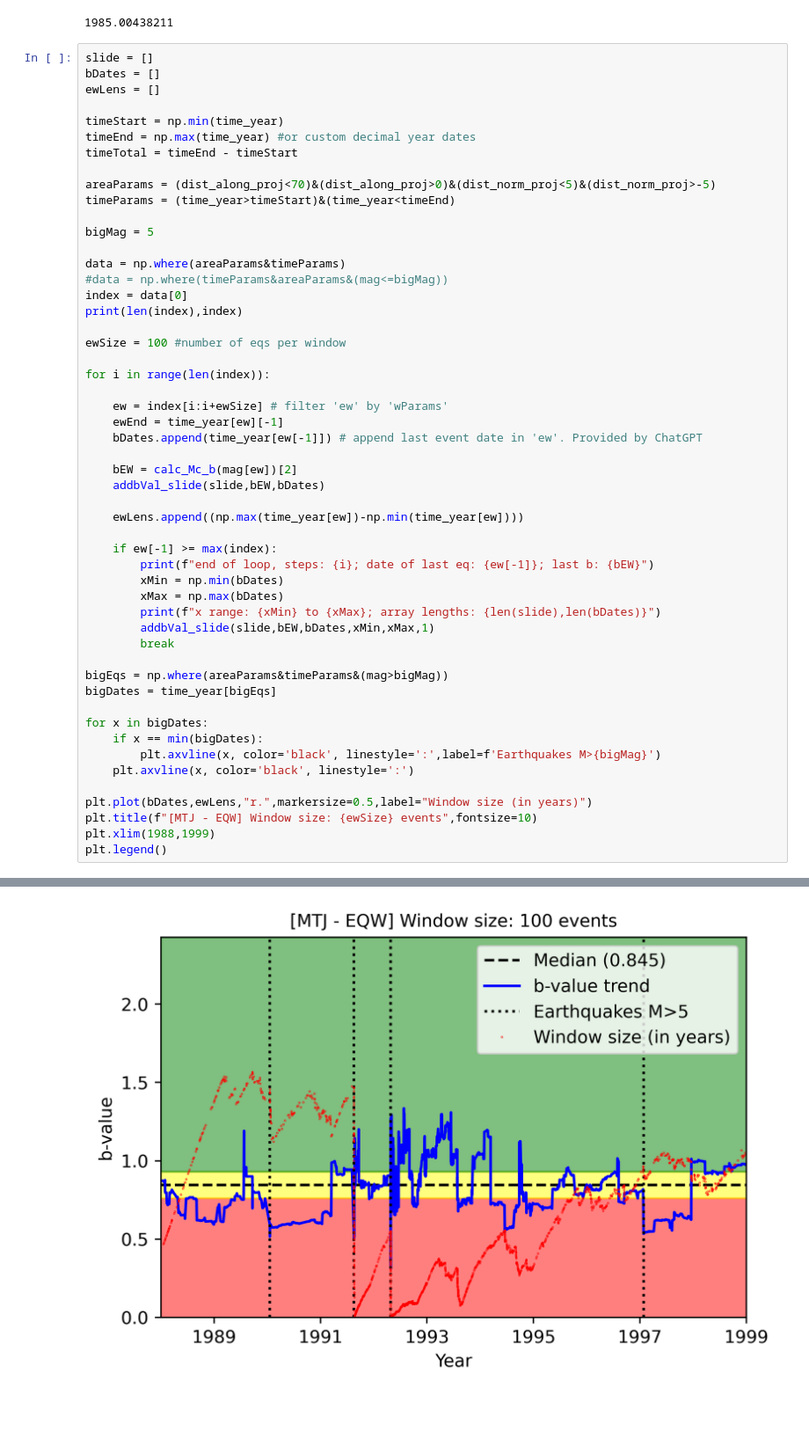
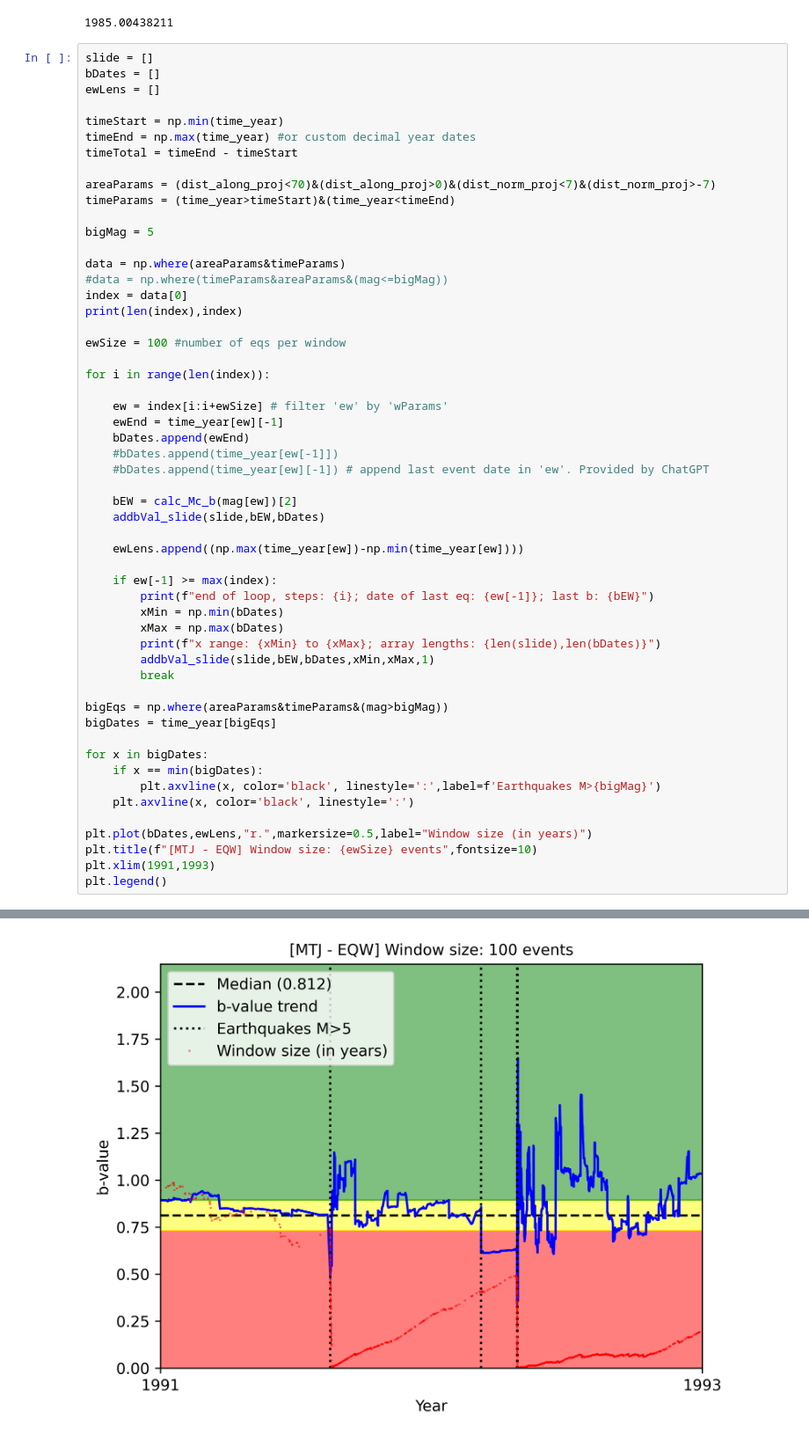
Before and after one commit to yair-franco/traffic_light_project, a Jupyter notebook: TLP_Yair_Local_MTJ.ipynb, the cells around one changed output, grey strips where cells are left out. Shown at 88% size. Cells and saved outputs as stored; diff of their text form; blank space fills up the shorter version.

```diff
--- a/TLP_Yair_Local_MTJ.ipynb
+++ b/TLP_Yair_Local_MTJ.ipynb
@@ -420,7 +420,7 @@ timeStart = np.min(time_year)
 timeEnd = np.max(time_year) #or custom decimal year dates
 timeTotal = timeEnd - timeStart
 
-areaParams = (dist_along_proj<70)&(dist_along_proj>0)&(dist_norm_proj<5)&(dist_norm_proj>-5)
+areaParams = (dist_along_proj<70)&(dist_along_proj>0)&(dist_norm_proj<7)&(dist_norm_proj>-7)
 timeParams = (time_year>timeStart)&(time_year<timeEnd)
 
 bigMag = 5
@@ -436,7 +436,9 @@ for i in range(len(index)):
 
     ew = index[i:i+ewSize] # filter 'ew' by 'wParams'
     ewEnd = time_year[ew][-1]
-    bDates.append(time_year[ew[-1]]) # append last event date in 'ew'. Provided by ChatGPT
+    bDates.append(ewEnd)
+    #bDates.append(time_year[ew[-1]])
+    #bDates.append(time_year[ew][-1]) # append last event date in 'ew'. Provided by ChatGPT
 
     bEW = calc_Mc_b(mag[ew])[2]
     addbVal_slide(slide,bEW,bDates)
@@ -461,6 +463,6 @@ for x in bigDates:
 
 plt.plot(bDates,ewLens,"r.",markersize=0.5,label="Window size (in years)")
 plt.title(f"[MTJ - EQW] Window size: {ewSize} events",fontsize=10)
-plt.xlim(1988,1999)
+plt.xlim(1991,1993)
 plt.legend()
 # %% [output]
@@ -471,2 +473,2 @@ x range: 1985.1493408066972 to 2022.9453289789446; array lengths: (5072, 5072)
 <matplotlib.legend.Legend at 0x...>
-[figure, old version]
+[figure, new version]
```
Also changed, not shown: parts of 5 cells of this notebook, 2 other files.
